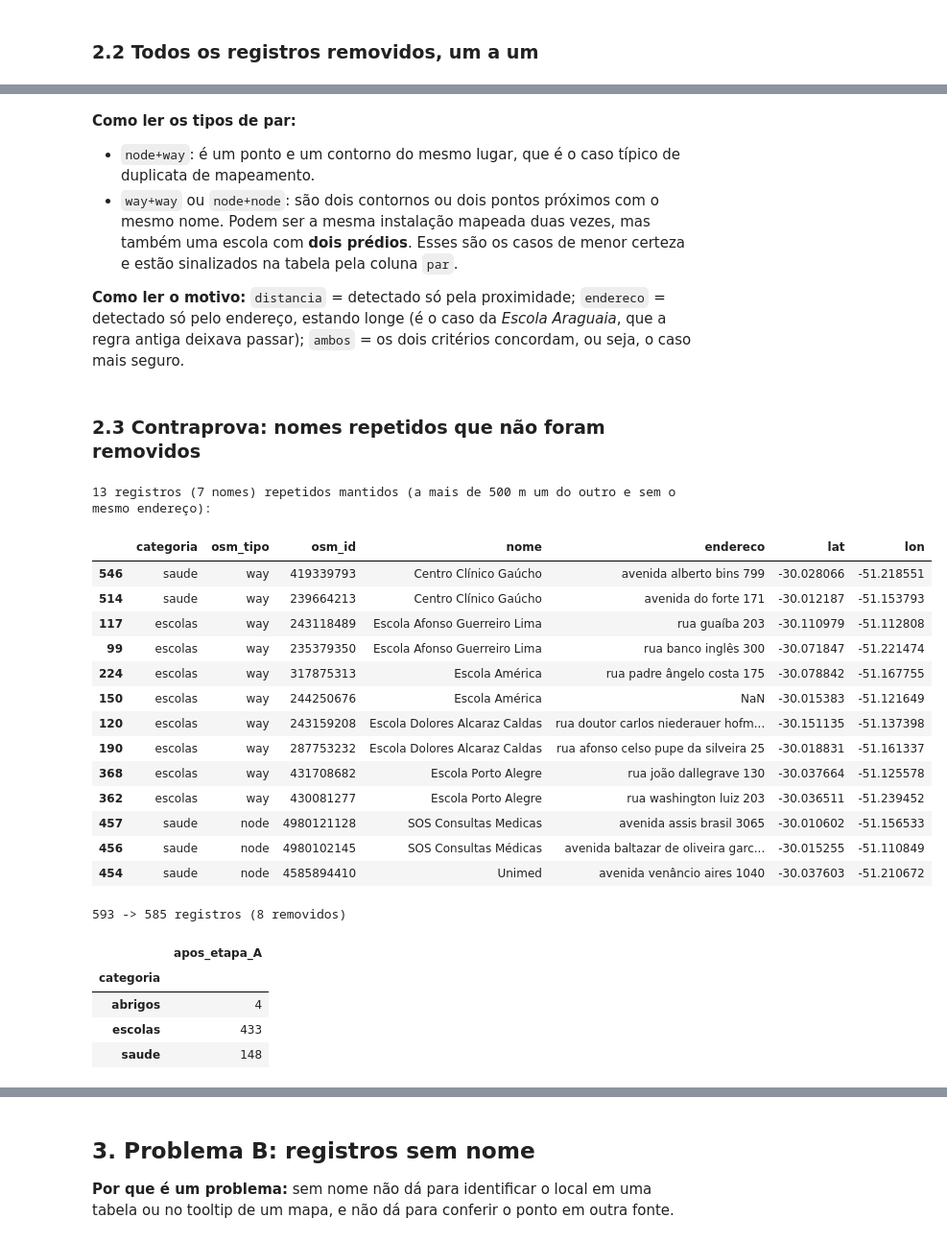
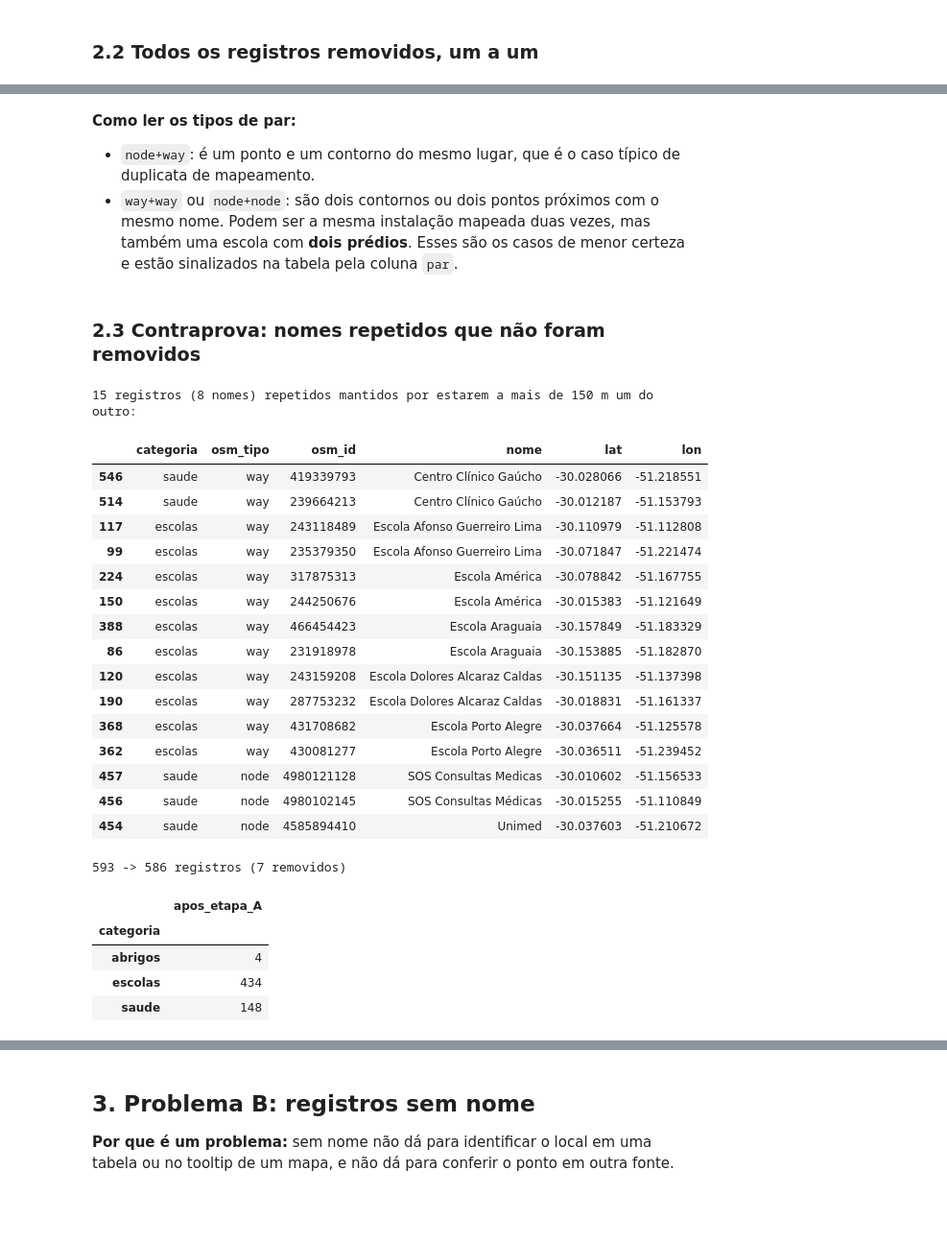
Before and after one commit to luizabmaciel/ProjetoExtensionista-CPA, a Jupyter notebook: notebooks/limpeza_overpass.ipynb, the cells around one changed output, grey strips where cells are left out. Shown at 96% size. Cells and saved outputs as stored; diff of their text form; code cells hidden in the pictures; blank space fills up the shorter version.

```diff
--- a/notebooks/limpeza_overpass.ipynb
+++ b/notebooks/limpeza_overpass.ipynb
@@ -110,14 +102,11 @@ def haversine_m(lat1, lon1, lat2, lon2):
 
 df["nome_norm"] = (df.nome.str.lower().str.normalize("NFKD")
                    .str.encode("ascii", "ignore").str.decode("ascii").str.strip())
-# endereço só existe quando rua E número estão preenchidos; sem os dois não se usa como critério
-df["endereco"] = np.where(df.rua.notna() & df.numero.notna(),
-                          df.rua.str.lower().str.strip() + " " + df.numero.astype(str).str.lower().str.strip(), None)
 # ao escolher qual registro manter, prefere o polígono: o centro do contorno representa melhor o prédio do que um ponto
 PRIORIDADE = {"relation": 0, "way": 0, "node": 1}
 
-def encontrar_duplicatas(d, limite_m, usar_endereco=True):
-    """Devolve {indice_removido: (indice_mantido, motivo)}; motivo = distancia | endereco | ambos."""
+def encontrar_duplicatas(d, limite_m):
+    """Devolve {indice_removido: indice_mantido} para registros de mesma categoria e nome a menos de limite_m."""
     d = d.assign(_prio=d.osm_tipo.map(PRIORIDADE))
     remover = {}
     for _, g in d.dropna(subset=["nome_norm"]).groupby(["categoria", "nome_norm"]):
@@ -125,13 +114,8 @@ def encontrar_duplicatas(d, limite_m, usar_endereco=True):
             continue
         mantidos = []
         for i, row in g.sort_values("_prio").iterrows():
-            ref = None
-            for m in mantidos:
-                perto = haversine_m(row.lat, row.lon, d.at[m, "lat"], d.at[m, "lon"]) < limite_m
-                mesmo_end = usar_endereco and pd.notna(row.endereco) and row.endereco == d.at[m, "endereco"]
-                if perto or mesmo_end:
-                    ref = (m, "ambos" if perto and mesmo_end else "distancia" if perto else "endereco")
-                    break
+            ref = next((m for m in mantidos
+                        if haversine_m(row.lat, row.lon, d.at[m, "lat"], d.at[m, "lon"]) < limite_m), None)
             if ref is None:
                 mantidos.append(i)
             else:
@@ -169,7 +147,7 @@ sens
 # %% [markdown]
 ### 2.2 Todos os registros removidos, um a um
 # %%
-LIMITE_M = 500
+LIMITE_M = 150
 remover = encontrar_duplicatas(df, LIMITE_M)
 
 casos = pd.DataFrame([{
@@ -179,13 +157,10 @@ casos = pd.DataFrame([{
     "mantido": f"{df.at[m, 'osm_tipo']}/{df.at[m, 'osm_id']}",
     "distancia_m": round(haversine_m(df.at[i, "lat"], df.at[i, "lon"], df.at[m, "lat"], df.at[m, "lon"]), 1),
     "par": f"{df.at[i, 'osm_tipo']}+{df.at[m, 'osm_tipo']}",
-    "motivo": motivo,
-    "endereco": df.at[i, "endereco"],
-} for i, (m, motivo) in remover.items()]).sort_values(["categoria", "nome"]).reset_index(drop=True)
+} for i, m in remover.items()]).sort_values(["categoria", "nome"]).reset_index(drop=True)
 
 with pd.option_context("display.max_colwidth", None):
     display(casos)
 print("\nResumo por tipo de par:"); display(casos.par.value_counts().rename("casos").to_frame())
 print("Resumo por categoria:");    display(casos.categoria.value_counts().rename("removidos").to_frame())
-print("Resumo por motivo da detecção:"); display(casos.motivo.value_counts().rename("casos").to_frame())
 # %% [output]
@@ -220,49 +189,48 @@ Resumo por motivo da detecção:
 - `node+way`: é um ponto e um contorno do mesmo lugar, que é o caso típico de duplicata de mapeamento.
 - `way+way` ou `node+node`: são dois contornos ou dois pontos próximos com o mesmo nome. Podem ser a mesma instalação mapeada duas vezes,
   mas também uma escola com **dois prédios**. Esses são os casos de menor certeza e estão sinalizados na tabela pela coluna `par`.
-
-**Como ler o motivo:** `distancia` = detectado só pela proximidade; `endereco` = detectado só pelo endereço, estando longe
-(é o caso da *Escola Araguaia*, que a regra antiga deixava passar); `ambos` = os dois critérios concordam, ou seja, o caso mais seguro.
 # %% [markdown]
 ### 2.3 Contraprova: nomes repetidos que **não** foram removidos
 # %%
-removidos_e_mantidos = set(remover) | {m for m, _ in remover.values()}
+removidos_e_mantidos = set(remover) | set(remover.values())
 rep = df.dropna(subset=["nome_norm"])
 rep = rep[rep.duplicated(["categoria", "nome_norm"], keep=False) & ~rep.index.isin(removidos_e_mantidos)]
-print(f"{len(rep)} registros ({rep.nome_norm.nunique()} nomes) repetidos mantidos (a mais de {LIMITE_M} m um do outro e sem o mesmo endereço):")
-rep.sort_values(["nome", "lat"])[["categoria", "osm_tipo", "osm_id", "nome", "endereco", "lat", "lon"]]
+print(f"{len(rep)} registros ({rep.nome_norm.nunique()} nomes) repetidos mantidos por estarem a mais de {LIMITE_M} m um do outro:")
+rep.sort_values(["nome", "lat"])[["categoria", "osm_tipo", "osm_id", "nome", "lat", "lon"]]
 # %% [output]
-13 registros (7 nomes) repetidos mantidos (a mais de 500 m um do outro e sem o mesmo endereço):
+15 registros (8 nomes) repetidos mantidos por estarem a mais de 150 m um do outro:
-|  | categoria | osm_tipo | osm_id | nome | endereco | lat | lon |
-| 546 | saude | way | 419339793 | Centro Clínico Gaúcho | avenida alberto bins 799 | -30.028066 | -51.218551 |
-| 514 | saude | way | 239664213 | Centro Clínico Gaúcho | avenida do forte 171 | -30.012187 | -51.153793 |
-| 117 | escolas | way | 243118489 | Escola Afonso Guerreiro Lima | rua guaíba 203 | -30.110979 | -51.112808 |
-| 99 | escolas | way | 235379350 | Escola Afonso Guerreiro Lima | rua banco inglês 300 | -30.071847 | -51.221474 |
-| 224 | escolas | way | 317875313 | Escola América | rua padre ângelo costa 175 | -30.078842 | -51.167755 |
-| 150 | escolas | way | 244250676 | Escola América | NaN | -30.015383 | -51.121649 |
-| 120 | escolas | way | 243159208 | Escola Dolores Alcaraz Caldas | rua doutor carlos niederauer hofm... | -30.151135 | -51.137398 |
-| 190 | escolas | way | 287753232 | Escola Dolores Alcaraz Caldas | rua afonso celso pupe da silveira 25 | -30.018831 | -51.161337 |
-| 368 | escolas | way | 431708682 | Escola Porto Alegre | rua joão dallegrave 130 | -30.037664 | -51.125578 |
-| 362 | escolas | way | 430081277 | Escola Porto Alegre | rua washington luiz 203 | -30.036511 | -51.239452 |
-| 457 | saude | node | 4980121128 | SOS Consultas Medicas | avenida assis brasil 3065 | -30.010602 | -51.156533 |
-| 456 | saude | node | 4980102145 | SOS Consultas Médicas | avenida baltazar de oliveira garc... | -30.015255 | -51.110849 |
-| 454 | saude | node | 4585894410 | Unimed | avenida venâncio aires 1040 | -30.037603 | -51.210672 |
+|  | categoria | osm_tipo | osm_id | nome | lat | lon |
+| 546 | saude | way | 419339793 | Centro Clínico Gaúcho | -30.028066 | -51.218551 |
+| 514 | saude | way | 239664213 | Centro Clínico Gaúcho | -30.012187 | -51.153793 |
+| 117 | escolas | way | 243118489 | Escola Afonso Guerreiro Lima | -30.110979 | -51.112808 |
+| 99 | escolas | way | 235379350 | Escola Afonso Guerreiro Lima | -30.071847 | -51.221474 |
+| 224 | escolas | way | 317875313 | Escola América | -30.078842 | -51.167755 |
+| 150 | escolas | way | 244250676 | Escola América | -30.015383 | -51.121649 |
+| 388 | escolas | way | 466454423 | Escola Araguaia | -30.157849 | -51.183329 |
+| 86 | escolas | way | 231918978 | Escola Araguaia | -30.153885 | -51.182870 |
+| 120 | escolas | way | 243159208 | Escola Dolores Alcaraz Caldas | -30.151135 | -51.137398 |
+| 190 | escolas | way | 287753232 | Escola Dolores Alcaraz Caldas | -30.018831 | -51.161337 |
+| 368 | escolas | way | 431708682 | Escola Porto Alegre | -30.037664 | -51.125578 |
+| 362 | escolas | way | 430081277 | Escola Porto Alegre | -30.036511 | -51.239452 |
+| 457 | saude | node | 4980121128 | SOS Consultas Medicas | -30.010602 | -51.156533 |
+| 456 | saude | node | 4980102145 | SOS Consultas Médicas | -30.015255 | -51.110849 |
+| 454 | saude | node | 4585894410 | Unimed | -30.037603 | -51.210672 |
 # %%
 antes = len(df)
 df = df.drop(index=list(remover))
-registrar("A", "duplicata (mesmo nome e categoria, a menos de 500 m ou com mesmo endereço)",
+registrar("A", "duplicata ponto/polígono (mesmo nome, mesma categoria)",
           "escolas, saude e abrigos; " + ", ".join(f"{k}={v}" for k, v in casos.categoria.value_counts().items()),
           len(remover), antes, len(df),
-          f"corrigir: remover o duplicado (< {LIMITE_M} m ou mesmo endereço), mantendo o polígono",
+          f"corrigir: remover o duplicado a menos de {LIMITE_M} m, mantendo o polígono",
           "é a mesma instalação; contar duas vezes infla o indicador por bairro e por nível")
 print(f"{antes} -> {len(df)} registros ({len(remover)} removidos)")
 df.groupby("categoria").size().rename("apos_etapa_A").to_frame()
 # %% [output]
-593 -> 585 registros (8 removidos)
+593 -> 586 registros (7 removidos)
 |  | apos_etapa_A |
 | categoria |  |
 | abrigos | 4 |
-| escolas | 433 |
+| escolas | 434 |
 | saude | 148 |
 # %% [markdown]
 **Decisão:** corrigir (remover o duplicado, mantendo o polígono). **Justificativa:** é a mesma instalação física, e contá-la duas vezes distorceria
```
Also changed, not shown: parts of 11 cells of this notebook, 6 other files.
